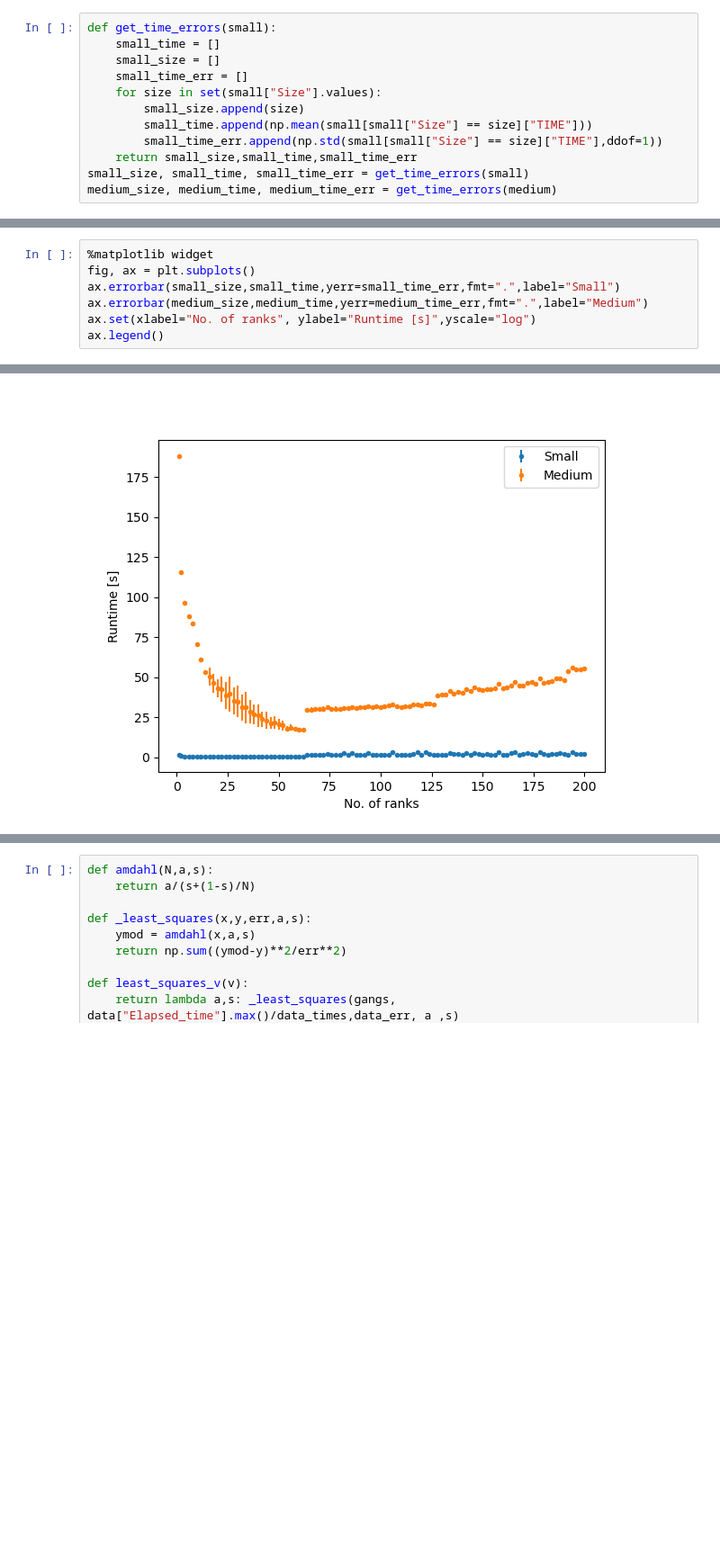
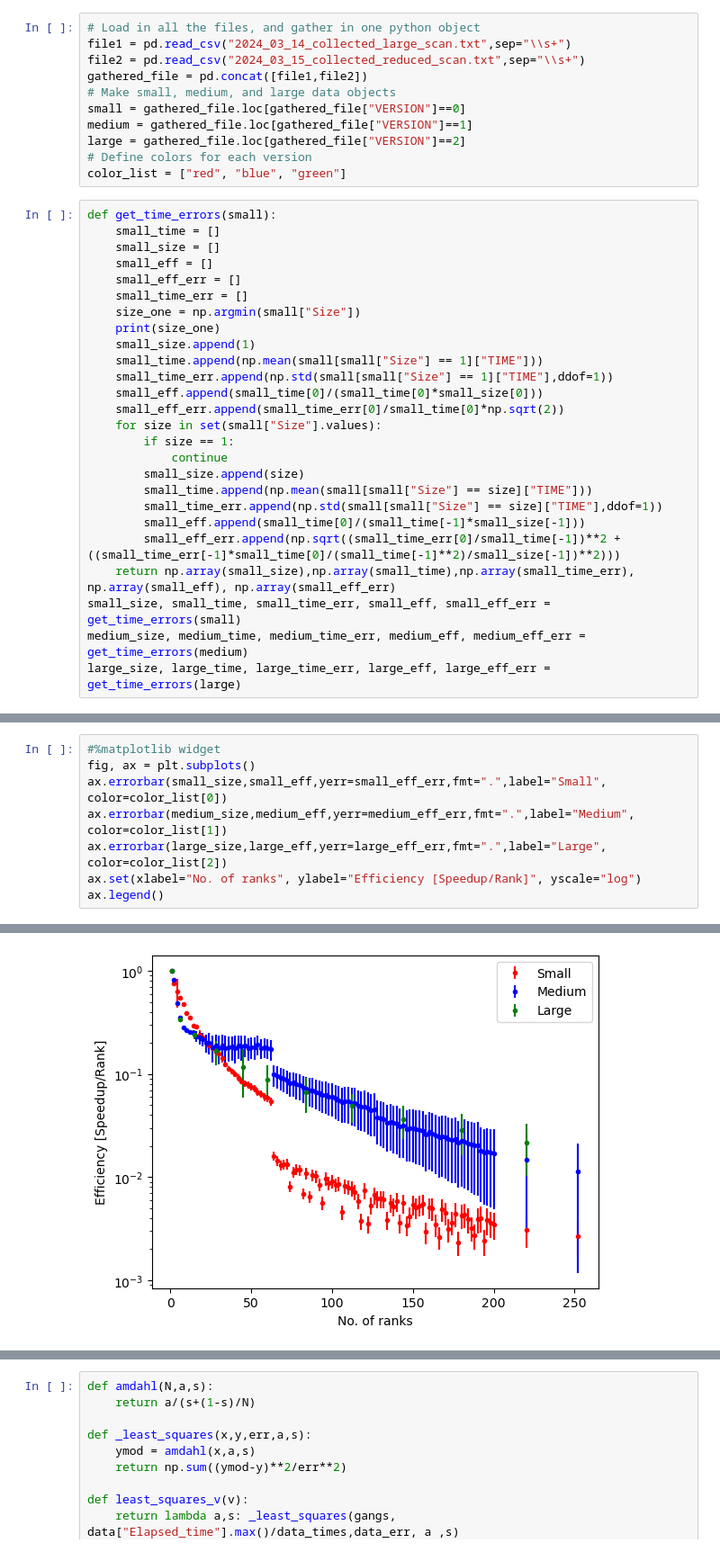
Before and after one commit to AsbjornPreuss/HPPC-2024, a Jupyter notebook: Assignment_6_Flat_earth/Scaling.ipynb, the cells around one changed output, grey strips where cells are left out. Shown at 90% size. Cells and saved outputs as stored; diff of their text form; blank space fills up the shorter version.

Commit message:
Scaling and figures for ass 6 are done. Read values from file

```diff
--- a/Assignment_6_Flat_earth/Scaling.ipynb
+++ b/Assignment_6_Flat_earth/Scaling.ipynb
@@ -33,12 +12,37 @@ small
+# %%
+# Load in all the files, and gather in one python object
+file1 = pd.read_csv("2024_03_14_collected_large_scan.txt",sep="\\s+")
+file2 = pd.read_csv("2024_03_15_collected_reduced_scan.txt",sep="\\s+")
+gathered_file = pd.concat([file1,file2])
+# Make small, medium, and large data objects
+small = gathered_file.loc[gathered_file["VERSION"]==0]
+medium = gathered_file.loc[gathered_file["VERSION"]==1]
+large = gathered_file.loc[gathered_file["VERSION"]==2]
+# Define colors for each version
+color_list = ["red", "blue", "green"]
 # %%
 def get_time_errors(small):
     small_time = []
     small_size = []
+    small_eff = []
+    small_eff_err = []
     small_time_err = []
+    size_one = np.argmin(small["Size"])
+    print(size_one)
+    small_size.append(1)
+    small_time.append(np.mean(small[small["Size"] == 1]["TIME"]))
+    small_time_err.append(np.std(small[small["Size"] == 1]["TIME"],ddof=1))
+    small_eff.append(small_time[0]/(small_time[0]*small_size[0]))
+    small_eff_err.append(small_time_err[0]/small_time[0]*np.sqrt(2))
     for size in set(small["Size"].values):
+        if size == 1:
+            continue
         small_size.append(size)
         small_time.append(np.mean(small[small["Size"] == size]["TIME"]))
         small_time_err.append(np.std(small[small["Size"] == size]["TIME"],ddof=1))
-    return small_size,small_time,small_time_err
-small_size, small_time, small_time_err = get_time_errors(small)
-medium_size, medium_time, medium_time_err = get_time_errors(medium)
+        small_eff.append(small_time[0]/(small_time[-1]*small_size[-1]))
+        small_eff_err.append(np.sqrt((small_time_err[0]/small_time[-1])**2 + ((small_time_err[-1]*small_time[0]/(small_time[-1]**2)/small_size[-1])**2)))
+    return np.array(small_size),np.array(small_time),np.array(small_time_err), np.array(small_eff), np.array(small_eff_err)
+small_size, small_time, small_time_err, small_eff, small_eff_err = get_time_errors(small)
+medium_size, medium_time, medium_time_err, medium_eff, medium_eff_err = get_time_errors(medium)
+large_size, large_time, large_time_err, large_eff, large_eff_err = get_time_errors(large)
@@ -47,12 +53,13 @@ import matplotlib.pyplot as plt
 # %%
-%matplotlib widget
+#%matplotlib widget
 fig, ax = plt.subplots()
-ax.errorbar(small_size,small_time,yerr=small_time_err,fmt=".",label="Small")
-ax.errorbar(medium_size,medium_time,yerr=medium_time_err,fmt=".",label="Medium")
-ax.set(xlabel="No. of ranks", ylabel="Runtime [s]",yscale="log")
+ax.errorbar(small_size,small_eff,yerr=small_eff_err,fmt=".",label="Small", color=color_list[0])
+ax.errorbar(medium_size,medium_eff,yerr=medium_eff_err,fmt=".",label="Medium", color=color_list[1])
+ax.errorbar(large_size,large_eff,yerr=large_eff_err,fmt=".",label="Large", color=color_list[2])
+ax.set(xlabel="No. of ranks", ylabel="Efficiency [Speedup/Rank]", yscale="log")
 ax.legend()
 # %% [output]
 <matplotlib.legend.Legend at 0x...>
-[figure, old version]
+[figure, new version]
 # %%
 def amdahl(N,a,s):
```
Also changed, not shown: parts of 8 cells of this notebook, 2 other files.
